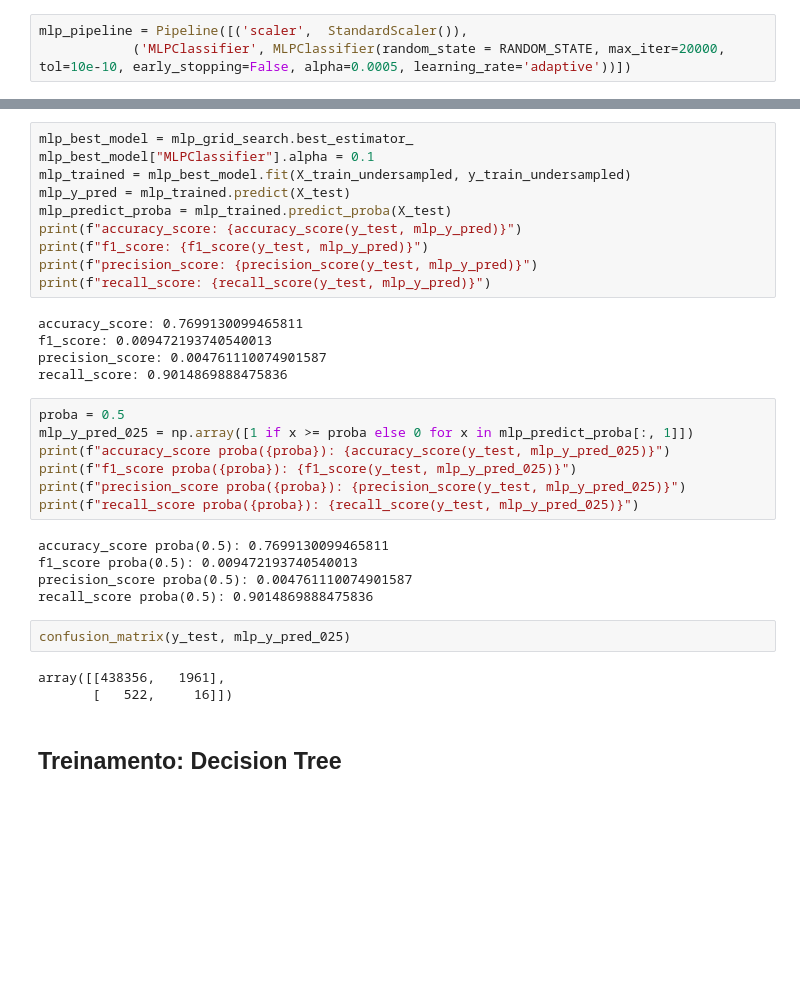
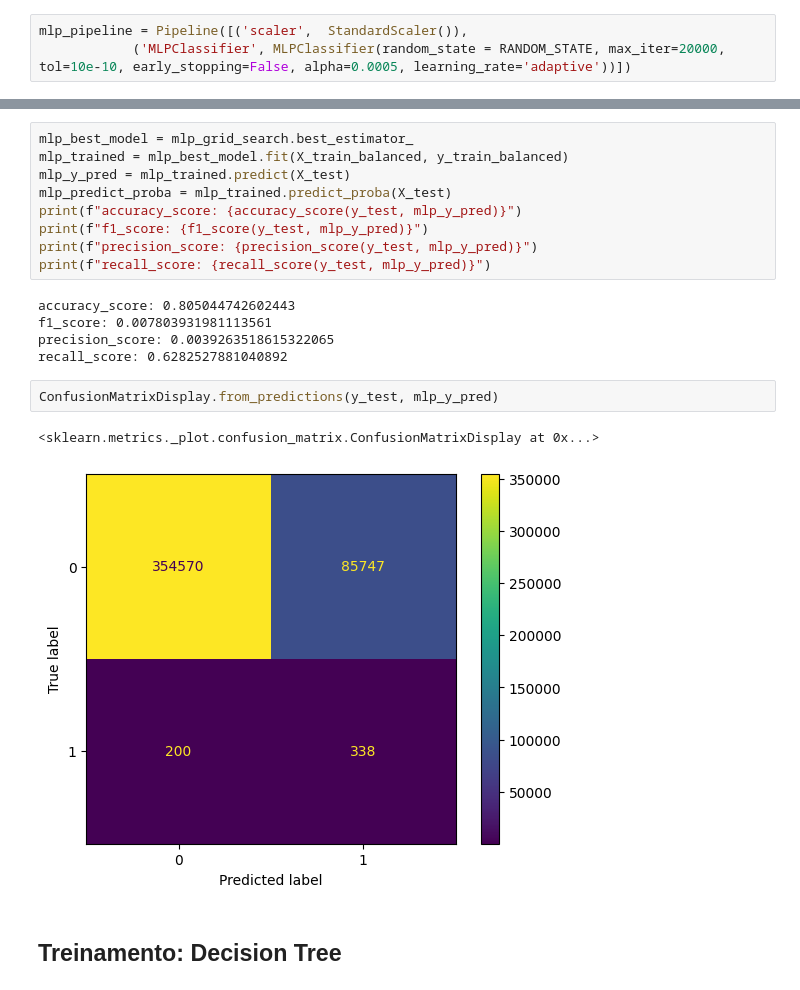
Before and after one commit to MartonioJunior/Aprendizagem-Automatica, a Jupyter notebook: Trabalho final/Treinamento de dados.ipynb, the cells around one changed output, grey strips where cells are left out. Saved outputs shown, nothing was run; the diff lists cells and outputs as text; blank space fills up the shorter version.

```diff
--- a/Trabalho final/Treinamento de dados.ipynb
+++ b/Trabalho final/Treinamento de dados.ipynb
@@ -90,7 +90,6 @@ pd.Series(mlp_grid_search.best_estimator_["MLPClassifier"].loss_curve_).plot()
 # %%
 mlp_best_model = mlp_grid_search.best_estimator_
-mlp_best_model["MLPClassifier"].alpha = 0.1
-mlp_trained = mlp_best_model.fit(X_train_undersampled, y_train_undersampled)
+mlp_trained = mlp_best_model.fit(X_train_balanced, y_train_balanced)
 mlp_y_pred = mlp_trained.predict(X_test)
 mlp_predict_proba = mlp_trained.predict_proba(X_test)
 print(f"accuracy_score: {accuracy_score(y_test, mlp_y_pred)}")
@@ -98,27 +97,15 @@ print(f"f1_score: {f1_score(y_test, mlp_y_pred)}")
 print(f"precision_score: {precision_score(y_test, mlp_y_pred)}")
 print(f"recall_score: {recall_score(y_test, mlp_y_pred)}")
 # %% [output]
-accuracy_score: 0.7699130099465811
-f1_score: 0.009472193740540013
-precision_score: 0.004761110074901587
-recall_score: 0.9014869888475836
+accuracy_score: 0.805044742602443
+f1_score: 0.007803931981113561
+precision_score: 0.0039263518615322065
+recall_score: 0.6282527881040892
-# %%
-proba = 0.5
-mlp_y_pred_025 = np.array([1 if x >= proba else 0 for x in mlp_predict_proba[:, 1]])
-print(f"accuracy_score proba({proba}): {accuracy_score(y_test, mlp_y_pred_025)}")
-print(f"f1_score proba({proba}): {f1_score(y_test, mlp_y_pred_025)}")
-print(f"precision_score proba({proba}): {precision_score(y_test, mlp_y_pred_025)}")
-print(f"recall_score proba({proba}): {recall_score(y_test, mlp_y_pred_025)}")
-# %% [output]
-accuracy_score proba(0.5): 0.7699130099465811
-f1_score proba(0.5): 0.009472193740540013
-precision_score proba(0.5): 0.004761110074901587
-recall_score proba(0.5): 0.9014869888475836
-# %%
-confusion_matrix(y_test, mlp_y_pred_025)
-# %% [output]
-array([[438356,   1961],
-       [   522,     16]])
+# %%
+ConfusionMatrixDisplay.from_predictions(y_test, mlp_y_pred)
+# %% [output]
+<sklearn.metrics._plot.confusion_matrix.ConfusionMatrixDisplay at 0x...>
+[figure, added]
 # %% [markdown]
 ## Treinamento: Decision Tree
 # %%
```
Also changed, not shown: parts of 11 cells of this notebook.
